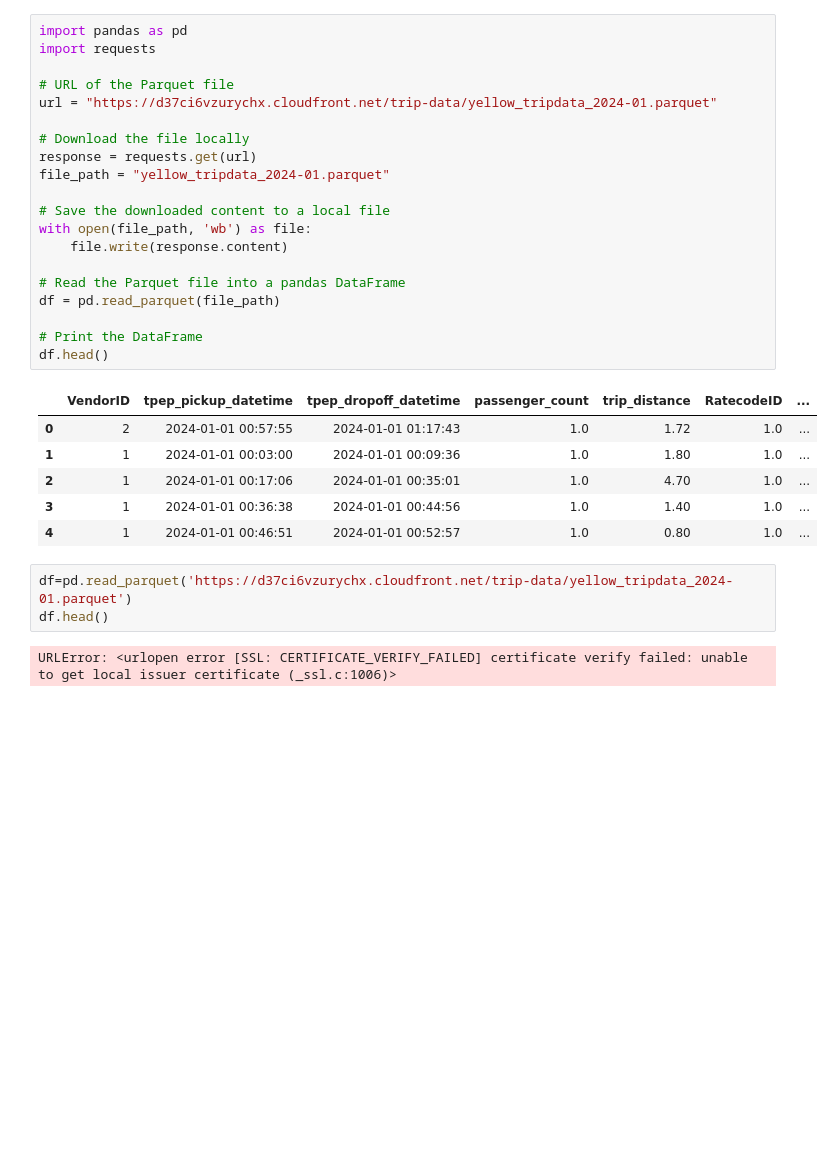
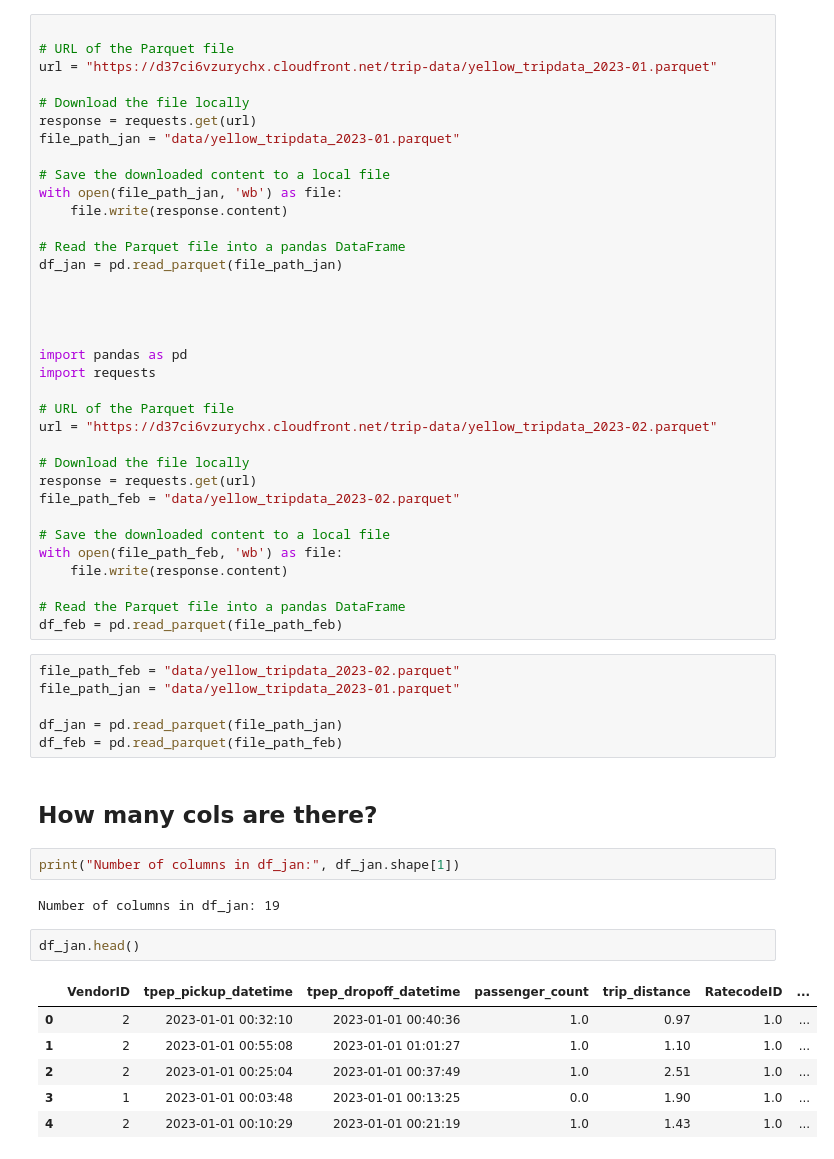
Before and after one commit to Saguirre9911/mlops-zoomcamp, a Jupyter notebook: 01-intro/Homework.ipynb, the cells around one changed output. Saved outputs shown, nothing was run; the diff lists cells and outputs as text; blank space fills up the shorter version.

```diff
--- a/01-intro/Homework.ipynb
+++ b/01-intro/Homework.ipynb
@@ -11,32 +15,56 @@ from urllib.request import urlopen
 # %%
+
+# URL of the Parquet file
+url = "https://d37ci6vzurychx.cloudfront.net/trip-data/yellow_tripdata_2023-01.parquet"
+
+# Download the file locally
+response = requests.get(url)
+file_path_jan = "data/yellow_tripdata_2023-01.parquet"
+
+# Save the downloaded content to a local file
+with open(file_path_jan, 'wb') as file:
+    file.write(response.content)
+
+# Read the Parquet file into a pandas DataFrame
+df_jan = pd.read_parquet(file_path_jan)
+
+
+
+
 import pandas as pd
 import requests
 
 # URL of the Parquet file
-url = "https://d37ci6vzurychx.cloudfront.net/trip-data/yellow_tripdata_2024-01.parquet"
+url = "https://d37ci6vzurychx.cloudfront.net/trip-data/yellow_tripdata_2023-02.parquet"
 
 # Download the file locally
 response = requests.get(url)
-file_path = "yellow_tripdata_2024-01.parquet"
+file_path_feb = "data/yellow_tripdata_2023-02.parquet"
 
 # Save the downloaded content to a local file
-with open(file_path, 'wb') as file:
+with open(file_path_feb, 'wb') as file:
     file.write(response.content)
 
 # Read the Parquet file into a pandas DataFrame
-df = pd.read_parquet(file_path)
-
-# Print the DataFrame
-df.head()
+df_feb = pd.read_parquet(file_path_feb)
-# %% [output]
-|  | VendorID | tpep_pickup_datetime | tpep_dropoff_datetime | passenger_count | trip_distance | RatecodeID | ... |
-| 0 | 2 | 2024-01-01 00:57:55 | 2024-01-01 01:17:43 | 1.0 | 1.72 | 1.0 | ... |
-| 1 | 1 | 2024-01-01 00:03:00 | 2024-01-01 00:09:36 | 1.0 | 1.80 | 1.0 | ... |
-| 2 | 1 | 2024-01-01 00:17:06 | 2024-01-01 00:35:01 | 1.0 | 4.70 | 1.0 | ... |
-| 3 | 1 | 2024-01-01 00:36:38 | 2024-01-01 00:44:56 | 1.0 | 1.40 | 1.0 | ... |
-| 4 | 1 | 2024-01-01 00:46:51 | 2024-01-01 00:52:57 | 1.0 | 0.80 | 1.0 | ... |
-# %%
-df=pd.read_parquet('https://d37ci6vzurychx.cloudfront.net/trip-data/yellow_tripdata_2024-01.parquet')
-df.head()
-# %% [output]
-URLError: <urlopen error [SSL: CERTIFICATE_VERIFY_FAILED] certificate verify failed: unable to get local issuer certificate (_ssl.c:1006)>
+# %%
+file_path_feb = "data/yellow_tripdata_2023-02.parquet"
+file_path_jan = "data/yellow_tripdata_2023-01.parquet"
+
+df_jan = pd.read_parquet(file_path_jan)
+df_feb = pd.read_parquet(file_path_feb)
+# %% [markdown]
+## How many cols are there?
+# %%
+print("Number of columns in df_jan:", df_jan.shape[1])
+# %% [output]
+Number of columns in df_jan: 19
+# %%
+df_jan.head()
+# %% [output]
+|  | VendorID | tpep_pickup_datetime | tpep_dropoff_datetime | passenger_count | trip_distance | RatecodeID | ... |
+| 0 | 2 | 2023-01-01 00:32:10 | 2023-01-01 00:40:36 | 1.0 | 0.97 | 1.0 | ... |
+| 1 | 2 | 2023-01-01 00:55:08 | 2023-01-01 01:01:27 | 1.0 | 1.10 | 1.0 | ... |
+| 2 | 2 | 2023-01-01 00:25:04 | 2023-01-01 00:37:49 | 1.0 | 2.51 | 1.0 | ... |
+| 3 | 1 | 2023-01-01 00:03:48 | 2023-01-01 00:13:25 | 0.0 | 1.90 | 1.0 | ... |
+| 4 | 2 | 2023-01-01 00:10:29 | 2023-01-01 00:21:19 | 1.0 | 1.43 | 1.0 | ... |
```
Also changed, not shown: parts of 15 cells of this notebook, 1 other file.
